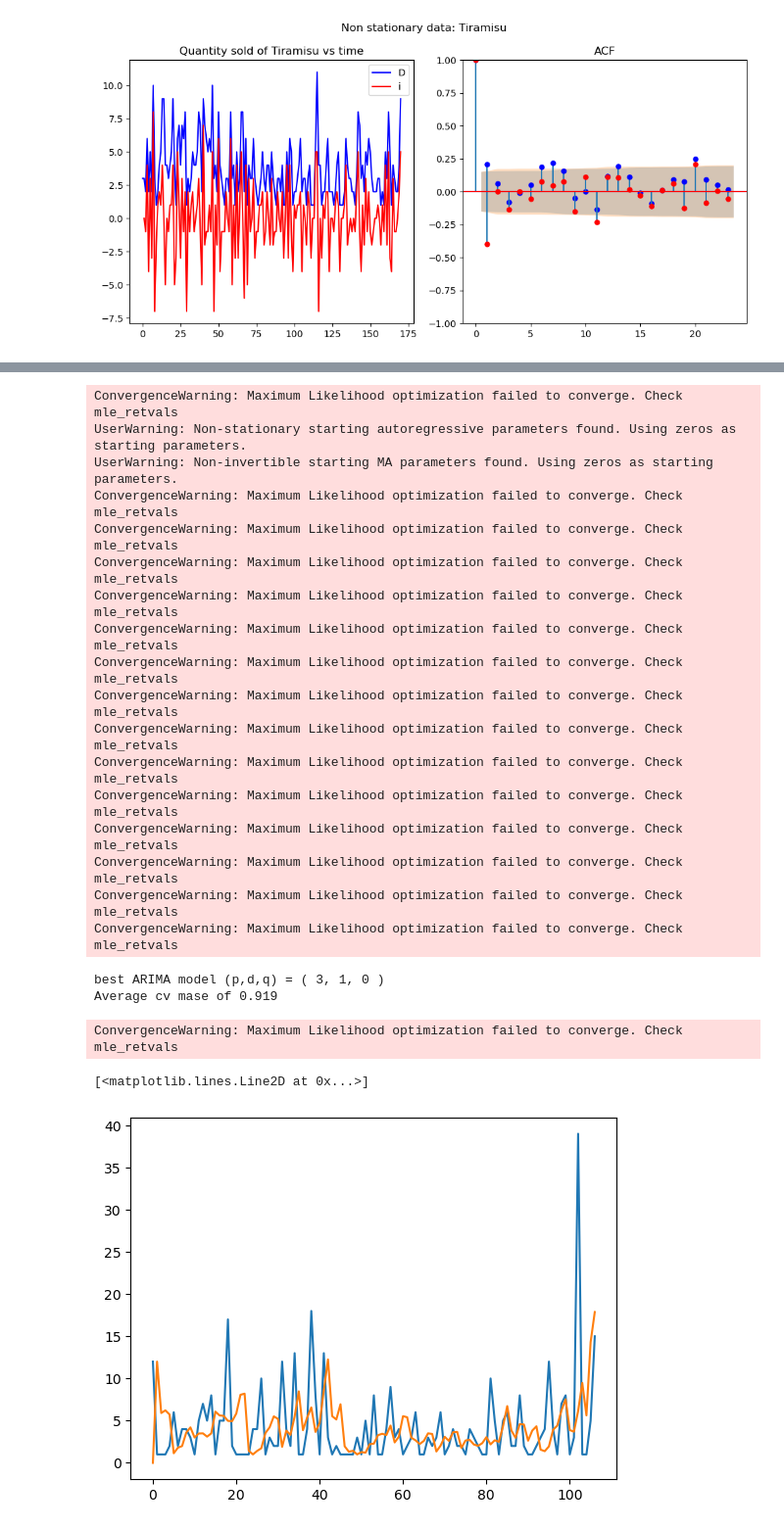
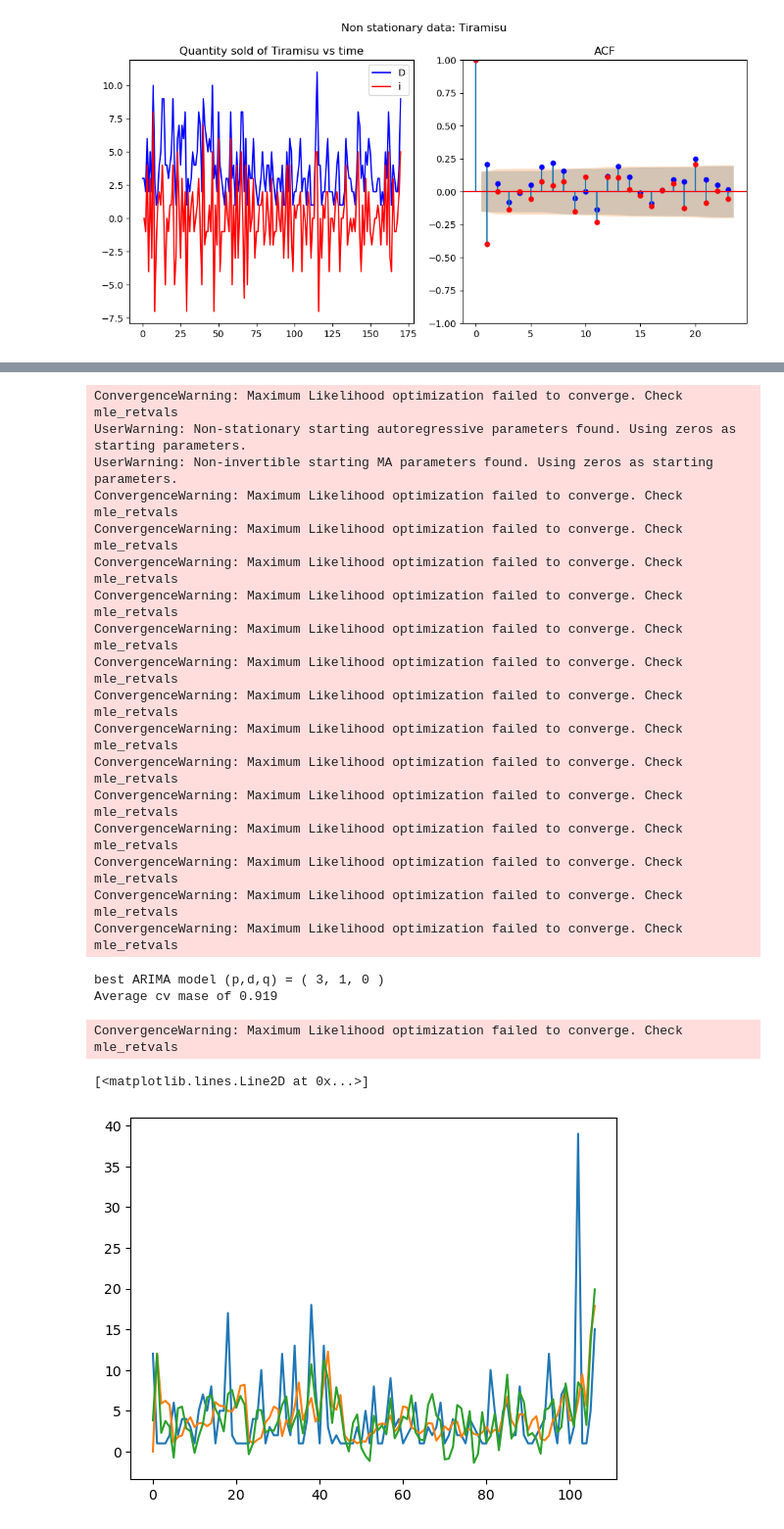
Before and after one commit to evaristo-va/restaurants-project, a Jupyter notebook: Final-project-restaurants_new.ipynb, the cells around one changed output, grey strips where cells are left out. Shown at 98% size. Saved outputs shown, nothing was run; the diff lists cells and outputs as text; code cells hidden in the pictures.

Commit message:
Added some check in correlation

```diff
--- a/Final-project-restaurants_new.ipynb
+++ b/Final-project-restaurants_new.ipynb
@@ -182,0 +186,17 @@ The dataframe for each menu item will look like:
+# %%
+corr1=[]
+corr2=[]
+corr3=[]
+corr4=[]
+
+for category in categories:
+    if len(df_daily_dict[category])>100:
+        corr1.append(df_daily_dict[category]['Price'].corr(df_daily_dict[category]['Rain']))
+        corr2.append(df_daily_dict[category]['Price'].corr(df_daily_dict[category]['Weekend']))
+        corr3.append(df_daily_dict[category]['Price'].corr(df_daily_dict[category]['Holiday']))
+        corr4.append(df_daily_dict[category]['Price'].corr(df_daily_dict[category]['tavg']))
+
+print('Average price-rain correlation coefficient',sum(corr1)/len(corr1))
+print('Average price-weekend correlation coefficient',sum(corr2)/len(corr2))
+print('Average price-holiday correlation coefficient',sum(corr3)/len(corr3))
+print('Average price-tavg correlation coefficient',sum(corr4)/len(corr4))
@@ -375,32 +400,37 @@ print("best ARIMA model",
 print("Average cv mase of",
          np.round(np.mean(arima_mase, axis=0)[arima_ind],3))
 
 
 model=ARIMA(df_daily_dict['Aperol Spritz']['Quantity'],order=(range(4)[arima_ind[0]], 1, range(4)[arima_ind[1]])).fit()
 
+
+#Now let us test arimax adding weekend variabl
+
+model2=ARIMA(endog=df_daily_dict['Aperol Spritz']['Quantity'],exog=df_daily_dict['Aperol Spritz']['Weekend'],order=(range(4)[arima_ind[0]], 1, range(4)[arima_ind[1]])).fit()
+
 plt.plot(df_daily_dict['Aperol Spritz']['Quantity'])
 plt.plot(model.fittedvalues)
-#plt.plot(df_daily_dict['Aperol Spritz']['Date'],df_daily_dict['Aperol Spritz']['Quantity'])
+plt.plot(model2.fittedvalues)
 # %% [output]
 ConvergenceWarning: Maximum Likelihood optimization failed to converge. Check mle_retvals
 UserWarning: Non-stationary starting autoregressive parameters found. Using zeros as starting parameters.
 UserWarning: Non-invertible starting MA parameters found. Using zeros as starting parameters.
 ConvergenceWarning: Maximum Likelihood optimization failed to converge. Check mle_retvals
 ConvergenceWarning: Maximum Likelihood optimization failed to converge. Check mle_retvals
 ConvergenceWarning: Maximum Likelihood optimization failed to converge. Check mle_retvals
 ConvergenceWarning: Maximum Likelihood optimization failed to converge. Check mle_retvals
 ConvergenceWarning: Maximum Likelihood optimization failed to converge. Check mle_retvals
 ConvergenceWarning: Maximum Likelihood optimization failed to converge. Check mle_retvals
 ConvergenceWarning: Maximum Likelihood optimization failed to converge. Check mle_retvals
 ConvergenceWarning: Maximum Likelihood optimization failed to converge. Check mle_retvals
 ConvergenceWarning: Maximum Likelihood optimization failed to converge. Check mle_retvals
 ConvergenceWarning: Maximum Likelihood optimization failed to converge. Check mle_retvals
 ConvergenceWarning: Maximum Likelihood optimization failed to converge. Check mle_retvals
 ConvergenceWarning: Maximum Likelihood optimization failed to converge. Check mle_retvals
 ConvergenceWarning: Maximum Likelihood optimization failed to converge. Check mle_retvals
 ConvergenceWarning: Maximum Likelihood optimization failed to converge. Check mle_retvals
 best ARIMA model (p,d,q) = ( 3, 1, 0 )
 Average cv mase of 0.919
 ConvergenceWarning: Maximum Likelihood optimization failed to converge. Check mle_retvals
 [<matplotlib.lines.Line2D at 0x...>]
-[figure, old version]
+[figure, new version]
```
Also changed, not shown: parts of 3 cells of this notebook.
